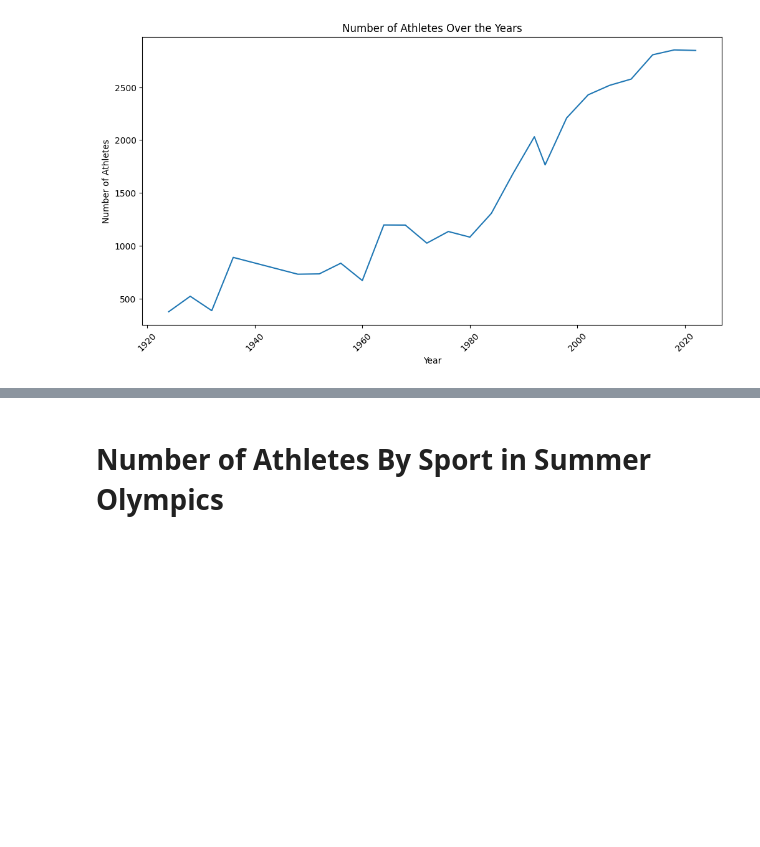
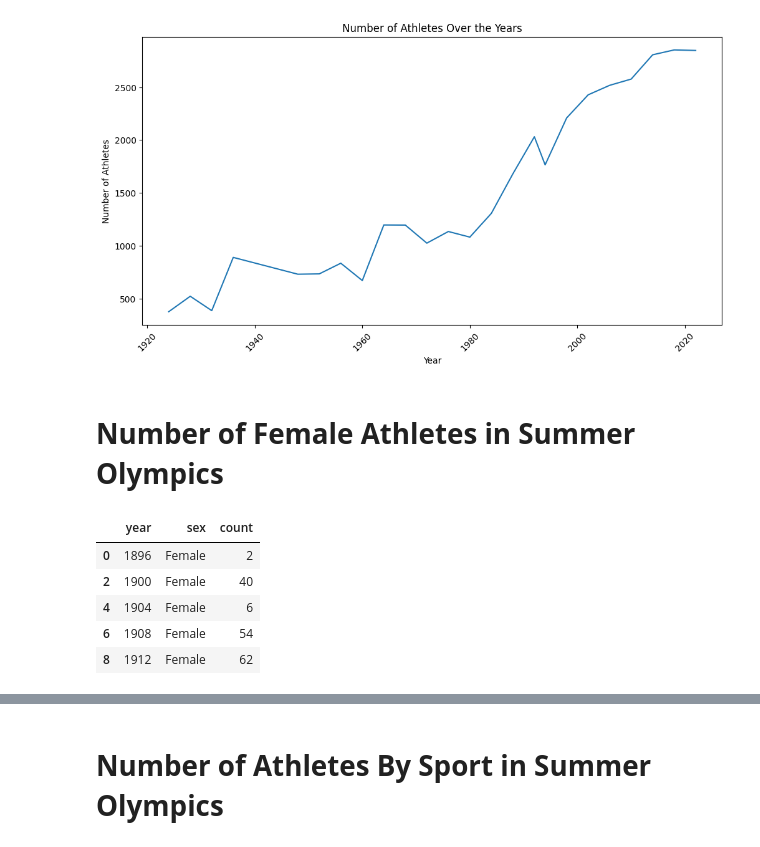
Before and after one commit to VishwajeetEkal/126-Years-Olympics, a Jupyter notebook: Basic_Descriptive_Statistics.ipynb, the cells around one changed output, grey strips where cells are left out. Saved outputs shown, nothing was run; the diff lists cells and outputs as text; code cells hidden in the pictures; blank space fills up the shorter version.

```diff
--- a/Basic_Descriptive_Statistics.ipynb
+++ b/Basic_Descriptive_Statistics.ipynb
@@ -199,3 +199,16 @@ plt.xticks(rotation=45)
 plt.show()
 # %% [output]
 [figure]
+# %% [markdown]
+# **Number of Female Athletes in Summer Olympics**
+# %%
+gender_count = summer_df.groupby(['year', 'sex'])['athlete_id'].nunique().reset_index(name='count')
+gender_count = gender_count[gender_count['sex'] == 'Female']
+gender_count.head()
+# %% [output]
+|  | year | sex | count |
+| 0 | 1896 | Female | 2 |
+| 2 | 1900 | Female | 40 |
+| 4 | 1904 | Female | 6 |
+| 6 | 1908 | Female | 54 |
+| 8 | 1912 | Female | 62 |
```
Also changed, not shown: parts of 9 cells of this notebook.
